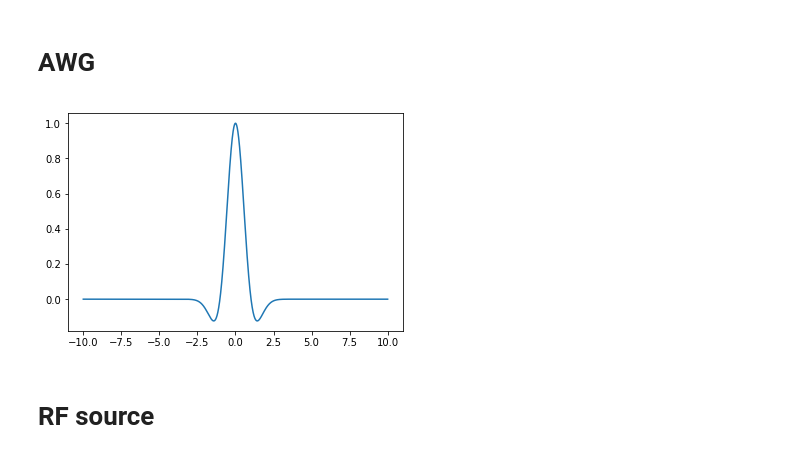
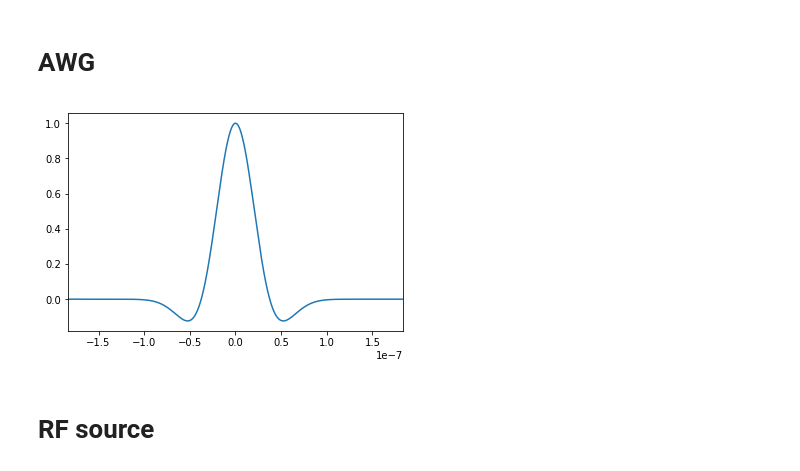
Before and after one commit to zaguros/analysis, a Jupyter notebook: notebooks/multi_node/MW_fidelity/Simulation microwave distortion.ipynb, the cells around one changed output. Drawn from its saved outputs; the diff is of its cells as text; code cells hidden in the pictures.

```diff
--- a/notebooks/multi_node/MW_fidelity/Simulation microwave distortion.ipynb
+++ b/notebooks/multi_node/MW_fidelity/Simulation microwave distortion.ipynb
@@ -6,21 +6,23 @@ import matplotlib.pyplot as plt
 from scipy.signal import convolve
 %matplotlib inline
 # %%
-t = np.linspace(-10, 10, 100000)
-freq = fftpack.fftshift(fftpack.fftfreq(t.size, t[1] - t[0]))
-frequency = 10
+frequency = 3e9
 p = 0.956
 a = 1
-b = 2
+b = 10e-9
 c = 0
+T_herm = 220e-9/6
+t = np.linspace(-10*T_herm, 10*T_herm, 100000)
+freq = fftpack.fftshift(fftpack.fftfreq(t.size, t[1] - t[0]))
 
-def hermite(env_amplitude=1, T_herm=1, mu=0):
+def hermite(env_amplitude=1, T_herm=T_herm, mu=0):
     env = env_amplitude*(1-p*((t-mu)/T_herm)**2)*np.exp(-((t-mu)/T_herm)**2)
     return env
 
 def analytic(a=a, b=b):
-    i = -a*(p*t**2 - 1)*exp(-t**2)
-    q = a*b*t*(-p*t**2 + p + 1)*exp(-t**2)/pi
+    '''Analytic form, produced by notebook "Analytic microwave distortion"'''
+    i = -a*(p*(t/T_herm)**2 - 1)*exp(-(t/T_herm)**2)
+    q = a*b*(t/T_herm**2)*(-p*(t/T_herm)**2 + p + 1)*exp(-(t/T_herm)**2)/pi
     return i, q
 
 def source(i, q):
@@ -68,9 +70,10 @@ def check_angle(ft):
 # %%
 signal_awg = hermite()
 plt.plot(t, signal_awg)
+plt.xlim(-5*T_herm, 5*T_herm)
 plt.show()
 # %% [output]
-[figure, old version]
+[figure, new version]
 # %% [markdown]
 # RF source
 # %%
```
Also changed, not shown: parts of 4 cells of this notebook, 1 other file.
